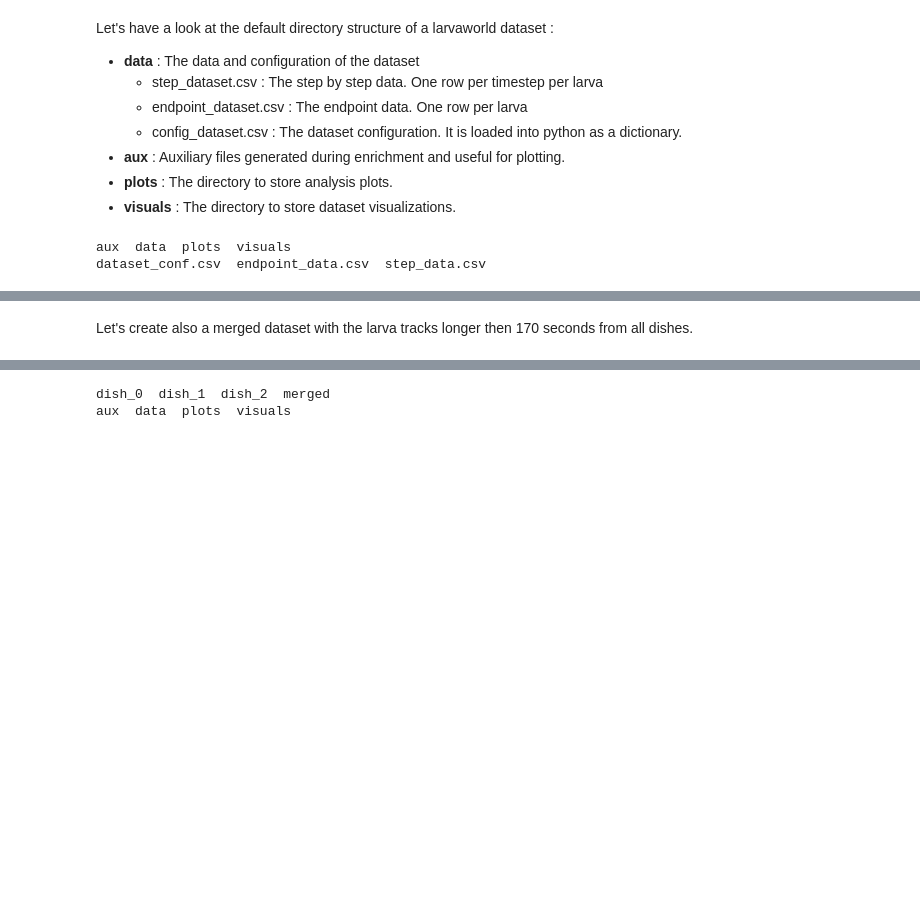
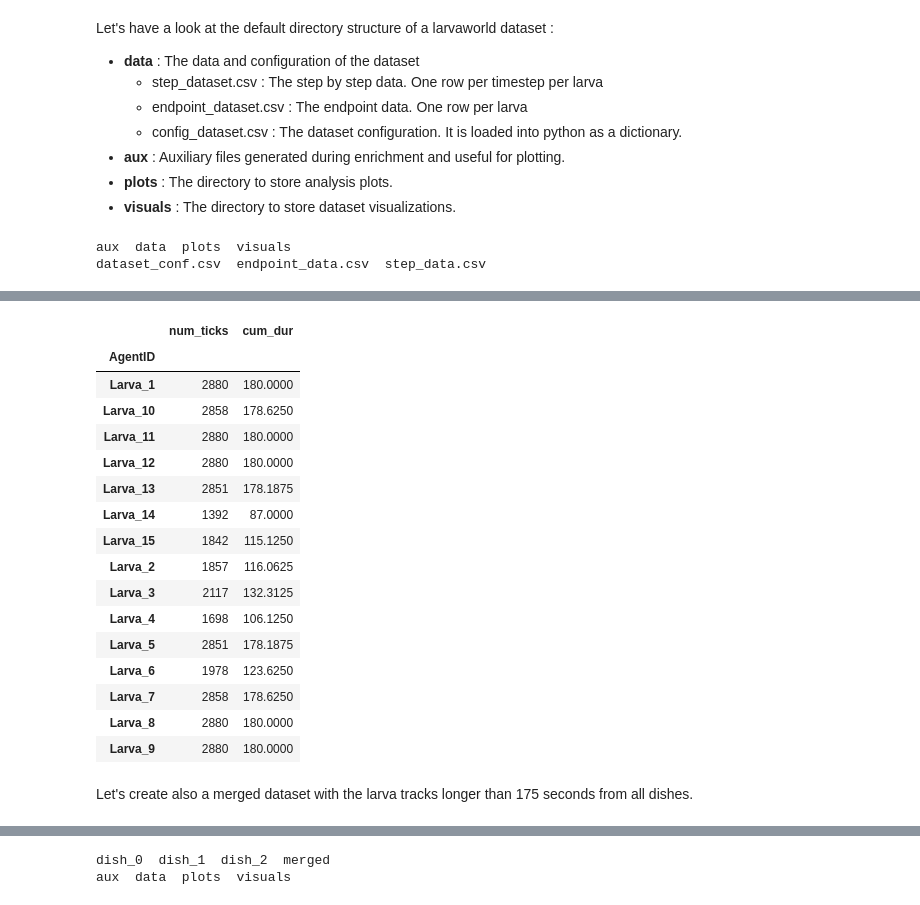
Before and after one commit to nawrotlab/larvaworld, a Jupyter notebook: tutorial/tutorial.ipynb, the cells around one changed output, grey strips where cells are left out. Saved outputs shown, nothing was run; the diff lists cells and outputs as text; code cells hidden in the pictures; blank space fills up the shorter version.

```diff
--- a/tutorial/tutorial.ipynb
+++ b/tutorial/tutorial.ipynb
@@ -129,3 +182,23 @@ dataset_conf.csv  endpoint_data.csv  step_data.csv
+# %%
+e.head(15)
+# %% [output]
+|  | num_ticks | cum_dur |
+| AgentID |  |  |
+| Larva_1 | 2880 | 180.0000 |
+| Larva_10 | 2858 | 178.6250 |
+| Larva_11 | 2880 | 180.0000 |
+| Larva_12 | 2880 | 180.0000 |
+| Larva_13 | 2851 | 178.1875 |
+| Larva_14 | 1392 | 87.0000 |
+| Larva_15 | 1842 | 115.1250 |
+| Larva_2 | 1857 | 116.0625 |
+| Larva_3 | 2117 | 132.3125 |
+| Larva_4 | 1698 | 106.1250 |
+| Larva_5 | 2851 | 178.1875 |
+| Larva_6 | 1978 | 123.6250 |
+| Larva_7 | 2858 | 178.6250 |
+| Larva_8 | 2880 | 180.0000 |
+| Larva_9 | 2880 | 180.0000 |
 # %% [markdown]
-Let's create also a merged dataset with the larva tracks longer then 170 seconds from all dishes.
+Let's create also a merged dataset with the larva tracks longer than 175 seconds from all dishes.
 # %%
```
Also changed, not shown: parts of 21 cells of this notebook, 28 other files.
